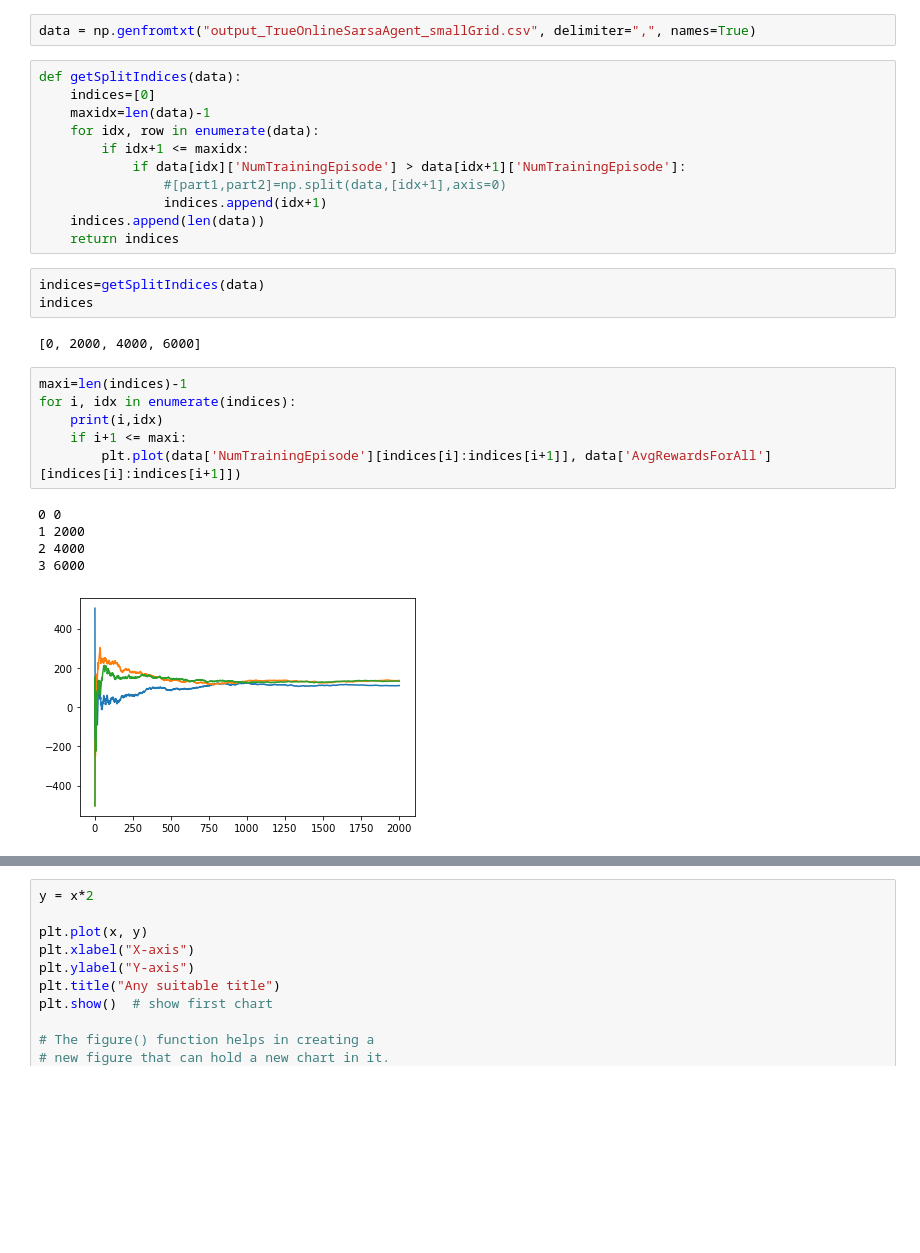
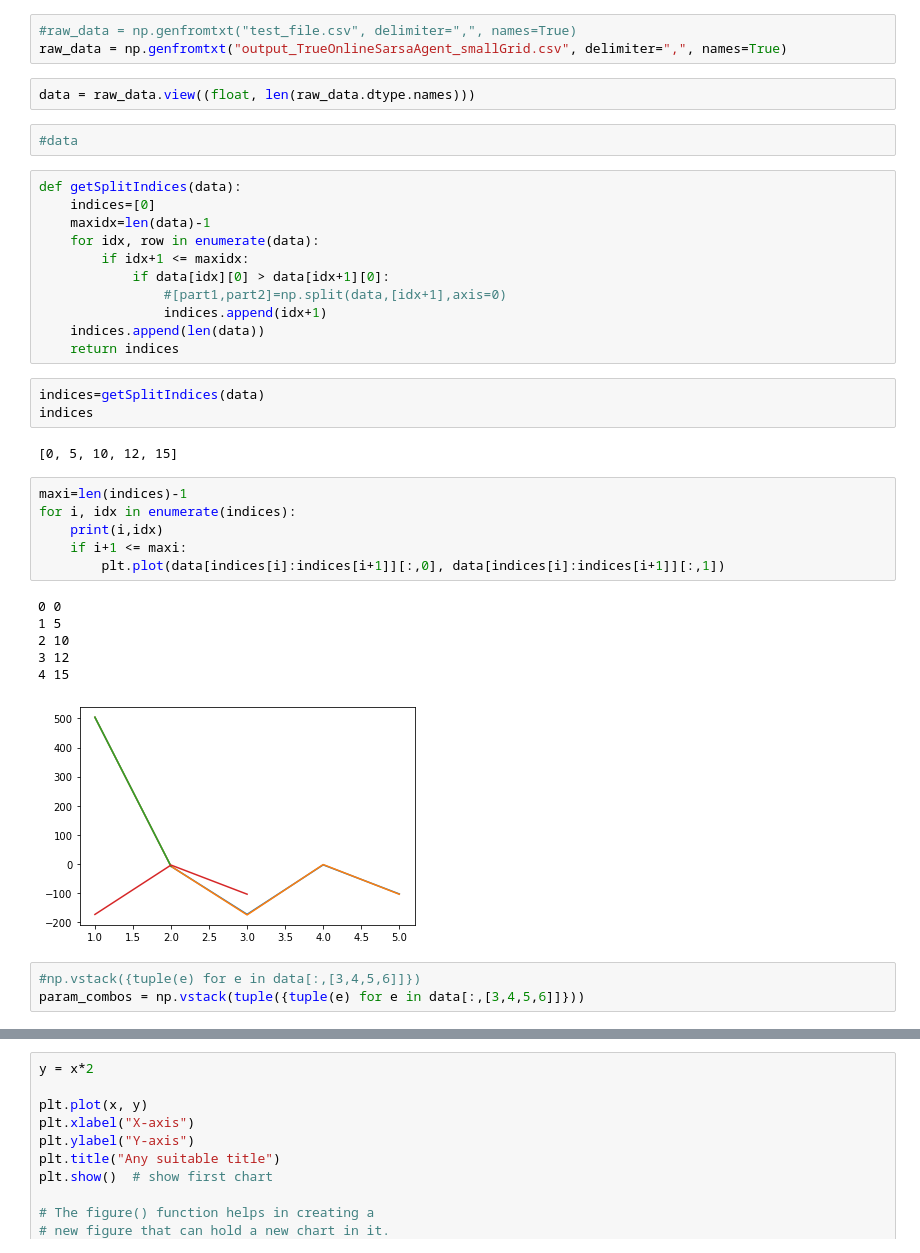
Before and after one commit to satishanil97/reinforcement-learning-agent, a Jupyter notebook: PlotGraphs.ipynb, the cells around one changed output, grey strips where cells are left out. Drawn from its saved outputs; the diff is of its cells as text; blank space fills up the shorter version.

```diff
--- a/PlotGraphs.ipynb
+++ b/PlotGraphs.ipynb
@@ -4,12 +5,17 @@ import numpy as np
 # %%
-data = np.genfromtxt("output_TrueOnlineSarsaAgent_smallGrid.csv", delimiter=",", names=True)
+#raw_data = np.genfromtxt("test_file.csv", delimiter=",", names=True)
+raw_data = np.genfromtxt("output_TrueOnlineSarsaAgent_smallGrid.csv", delimiter=",", names=True)
+# %%
+data = raw_data.view((float, len(raw_data.dtype.names)))
+# %%
+#data
 # %%
 def getSplitIndices(data):
     indices=[0]
     maxidx=len(data)-1
     for idx, row in enumerate(data):
         if idx+1 <= maxidx:
-            if data[idx]['NumTrainingEpisode'] > data[idx+1]['NumTrainingEpisode']:
+            if data[idx][0] > data[idx+1][0]:
                 #[part1,part2]=np.split(data,[idx+1],axis=0)
                 indices.append(idx+1)
     indices.append(len(data))
@@ -18,16 +24,20 @@ def getSplitIndices(data):
 indices=getSplitIndices(data)
 indices
 # %% [output]
-[0, 2000, 4000, 6000]
+[0, 5, 10, 12, 15]
 # %%
 maxi=len(indices)-1
 for i, idx in enumerate(indices):
     print(i,idx)
     if i+1 <= maxi:
-        plt.plot(data['NumTrainingEpisode'][indices[i]:indices[i+1]], data['AvgRewardsForAll'][indices[i]:indices[i+1]])
+        plt.plot(data[indices[i]:indices[i+1]][:,0], data[indices[i]:indices[i+1]][:,1])
 # %% [output]
 0 0
-1 2000
-2 4000
-3 6000
+1 5
+2 10
+3 12
+4 15
-[figure, old version]
+[figure, new version]
+# %%
+#np.vstack({tuple(e) for e in data[:,[3,4,5,6]]})
+param_combos = np.vstack(tuple({tuple(e) for e in data[:,[3,4,5,6]]}))
```
Also changed, not shown: parts of 10 cells of this notebook, 10 other files.
